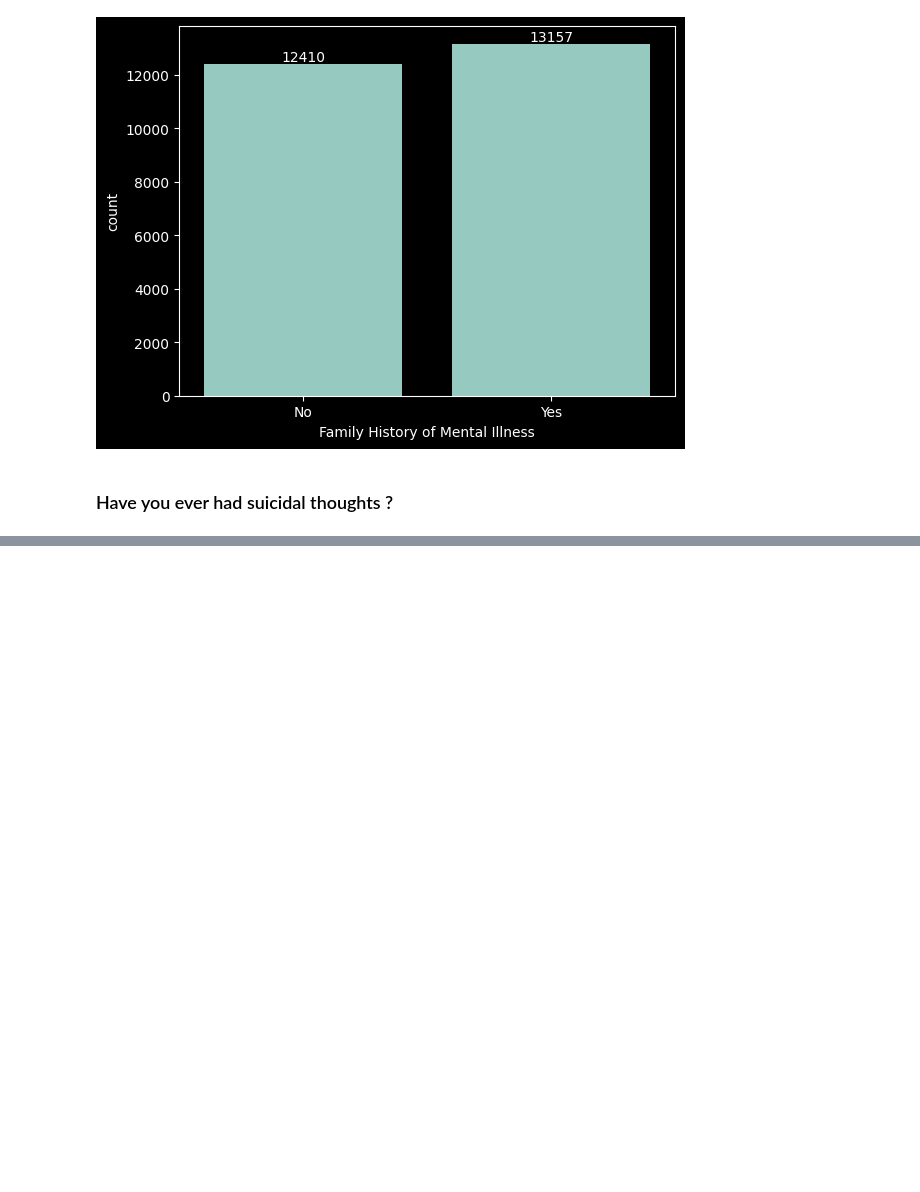
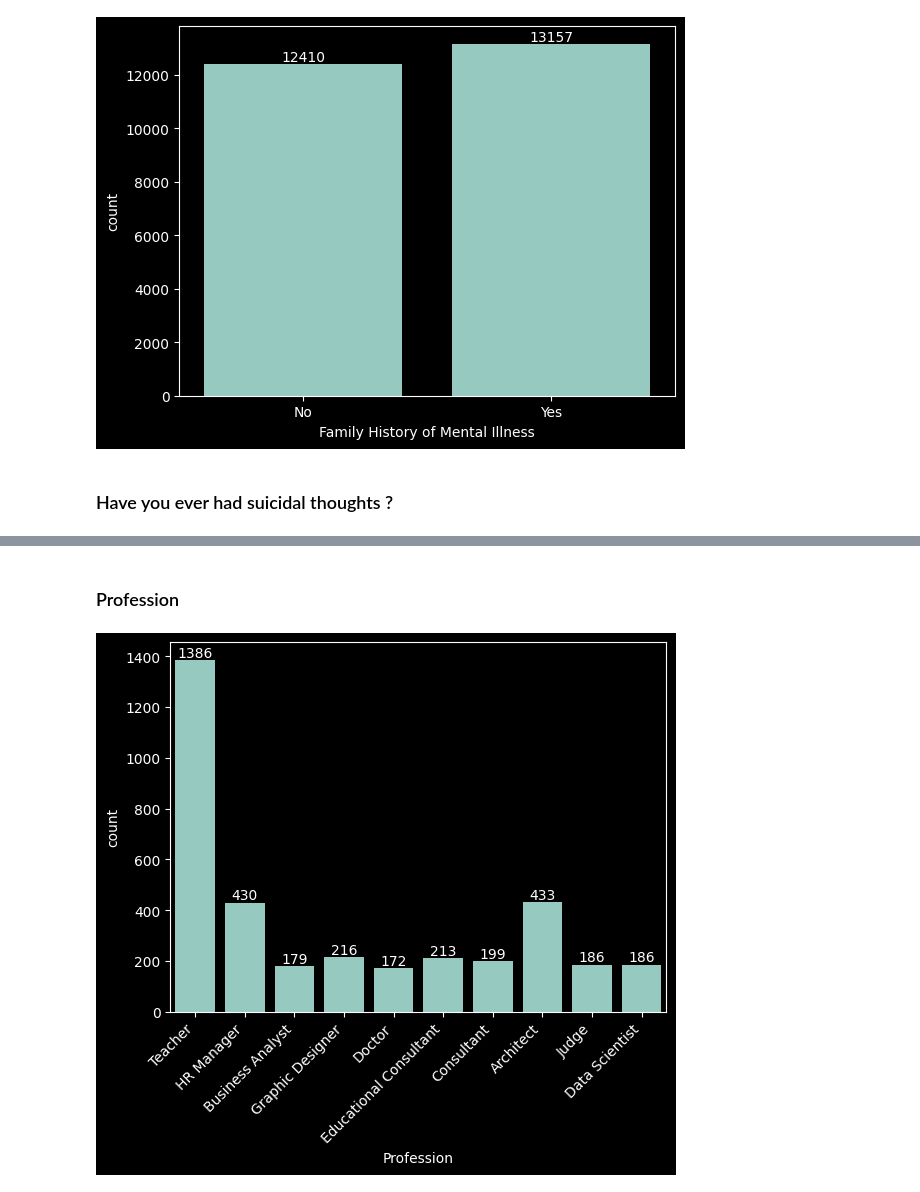
Before and after one commit to Omer-Z/Kaggle_Tasks, a Jupyter notebook: Mental_Health/src/analysis.ipynb, the cells around one changed output, grey strips where cells are left out. Cells and saved outputs as stored; diff of their text form; code cells hidden in the pictures; blank space fills up the shorter version.

```diff
--- a/Mental_Health/src/analysis.ipynb
+++ b/Mental_Health/src/analysis.ipynb
@@ -291,0 +304,8 @@ sns.countplot(dprsd_df, x='Have you ever had suicidal thoughts ?')
+# %% [markdown]
+### Profession
+# %%
+ax = sns.countplot(dprsd_df.loc[dprsd_df["Profession"].isin(dprsd_df['Profession'].value_counts().iloc[:10].index.tolist()), [TARGET, 'Profession' ]], x='Profession')
+plt.xticks(rotation=45, ha='right')
+annot_plot(ax)
+# %% [output]
+[figure, added]
```
Also changed, not shown: parts of 15 cells of this notebook.
